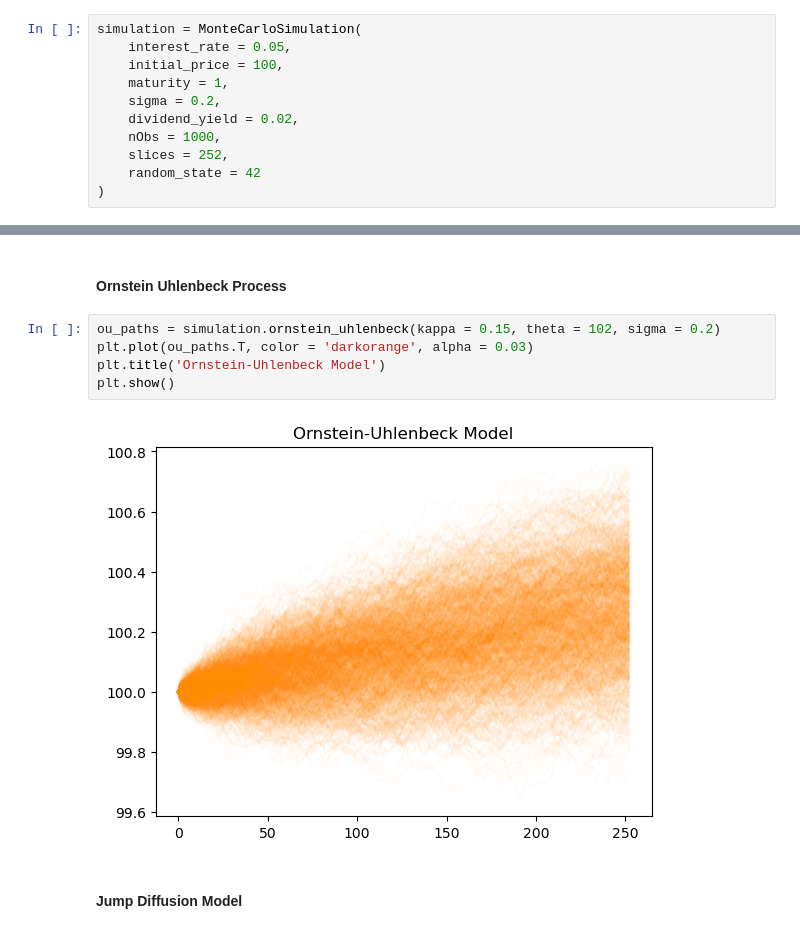
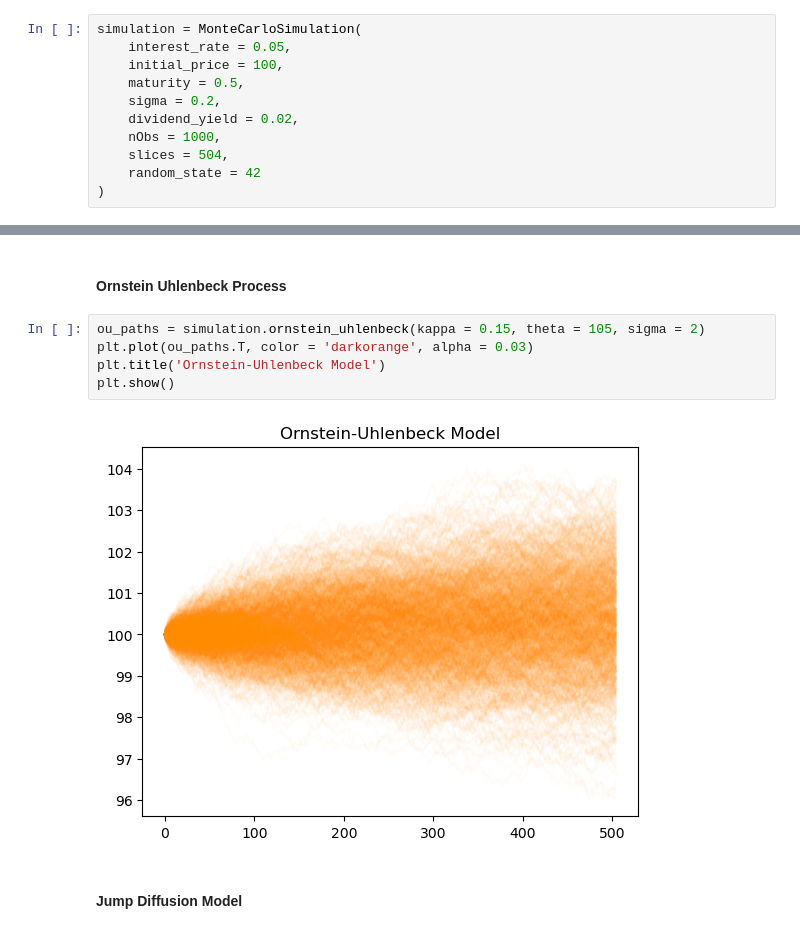
Before and after one commit to Tommylee1013/FinancialMachineLearning, a Jupyter notebook: Pricing/Stochastic Process.ipynb, the cells around one changed output, grey strips where cells are left out. Drawn from its saved outputs; the diff is of its cells as text.

```diff
--- a/Pricing/Stochastic Process.ipynb
+++ b/Pricing/Stochastic Process.ipynb
@@ -9,11 +9,11 @@ import pandas as pd
 simulation = MonteCarloSimulation(
     interest_rate = 0.05,
     initial_price = 100,
-    maturity = 1,
+    maturity = 0.5,
     sigma = 0.2,
     dividend_yield = 0.02,
     nObs = 1000,
-    slices = 252,
+    slices = 504,
     random_state = 42
 )
 # %% [markdown]
@@ -55,12 +55,12 @@ plt.show()
 # %% [markdown]
 #### Ornstein Uhlenbeck Process
 # %%
-ou_paths = simulation.ornstein_uhlenbeck(kappa = 0.15, theta = 102, sigma = 0.2)
+ou_paths = simulation.ornstein_uhlenbeck(kappa = 0.15, theta = 105, sigma = 2)
 plt.plot(ou_paths.T, color = 'darkorange', alpha = 0.03)
 plt.title('Ornstein-Uhlenbeck Model')
 plt.show()
 # %% [output]
-[figure, old version]
+[figure, new version]
 # %% [markdown]
 #### Jump Diffusion Model
 # %%
```
Also changed, not shown: parts of 5 cells of this notebook, 5 other files.
